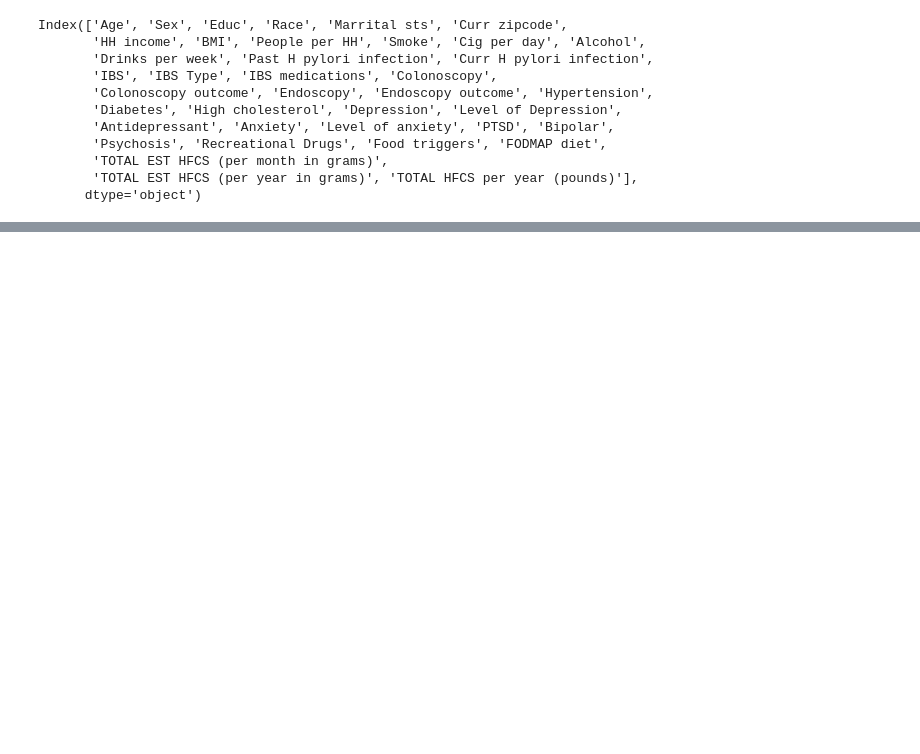
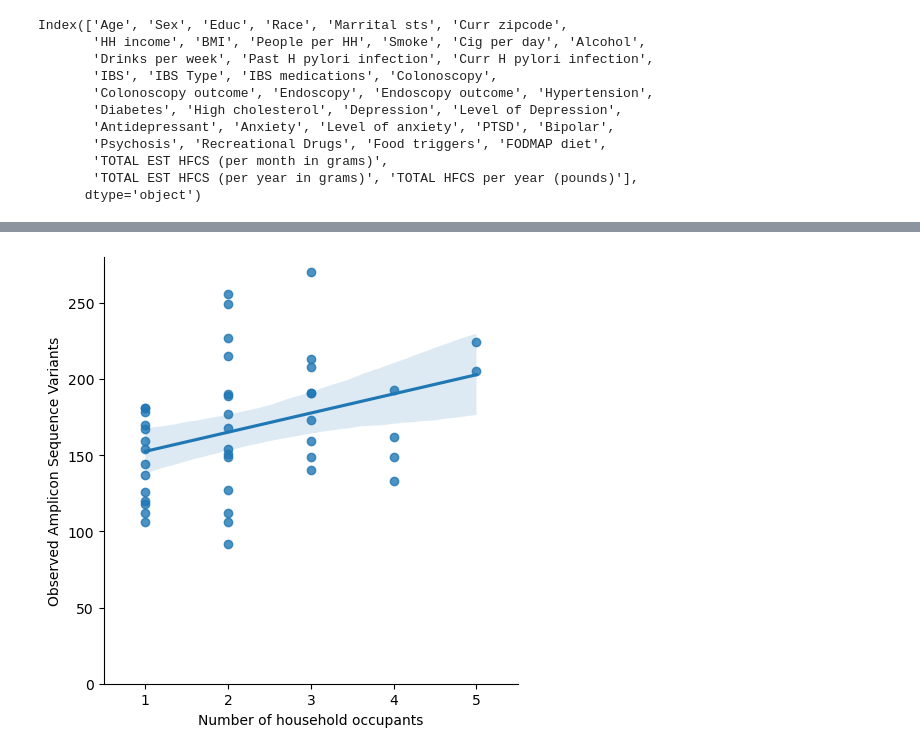
Before and after one commit to sterrettJD/Phadtare-IBS, a Jupyter notebook: Network-LEfSe-alphaplots.ipynb, the cells around one changed output, grey strips where cells are left out. Drawn from its saved outputs; the diff is of its cells as text; code cells hidden in the pictures; blank space fills up the shorter version.

```diff
--- a/Network-LEfSe-alphaplots.ipynb
+++ b/Network-LEfSe-alphaplots.ipynb
@@ -1175,0 +1256,21 @@ plt.show()
+# %%
+otus = pd.concat([otus,
+                   metadata["People per HH"]],
+                 axis=1)
+
+g = sns.lmplot(x="People per HH",
+                y="observed_features",
+                data=otus)
+
+g.axes[0,0].set_xlabel("Number of household occupants")
+g.axes[0,0].set_ylabel("Observed Amplicon Sequence Variants")
+
+g.axes[0,0].set_xticks([1,2,3,4,5])
+
+g.axes[0,0].set_xlim(0.5,5.5)
+g.axes[0,0].set_ylim(0,280)
+
+plt.savefig("Figures/HHoccupants-OTUs.pdf")
+plt.show()
+# %% [output]
+[figure, added]
```
Also changed, not shown: parts of 28 cells of this notebook.
